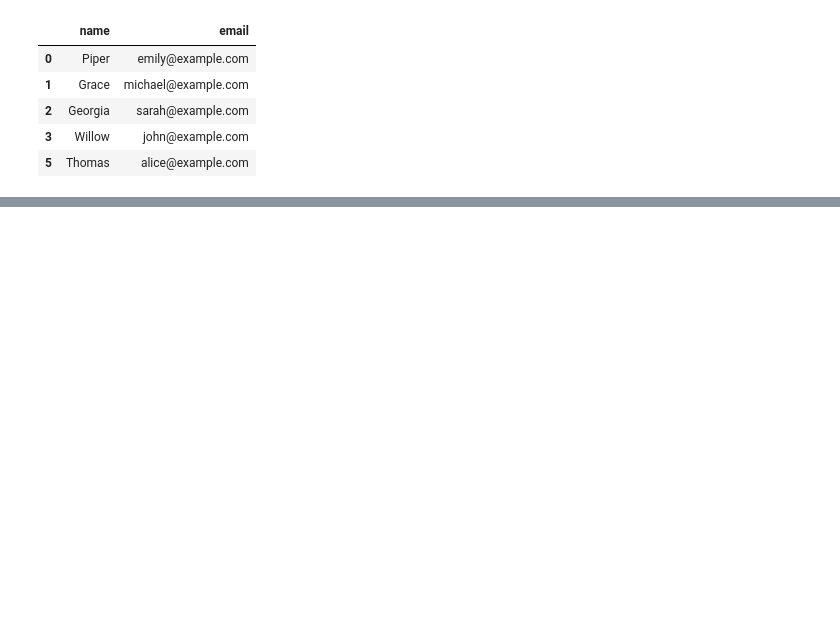
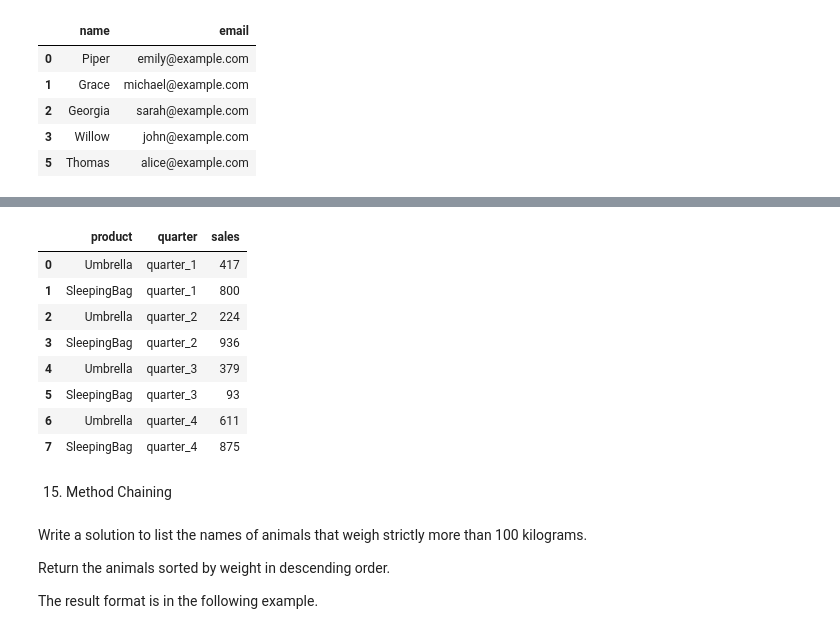
Before and after one commit to Abhi951197/Basic_Pandas, a Jupyter notebook: Q's15.ipynb, the cells around one changed output, grey strips where cells are left out. Cells and saved outputs as stored; diff of their text form; code cells hidden in the pictures; blank space fills up the shorter version.

Commit message:
Complete basic Pandas for ML

```diff
--- a/Q's15.ipynb
+++ b/Q's15.ipynb
@@ -158,0 +349,34 @@ dropDuplicateEmails(customers)
+# %%
+import pandas as pd
+data = {
+    'product': ['Umbrella', 'SleepingBag'],
+    'quarter_1': [417, 800],
+    'quarter_2': [224, 936],
+    'quarter_3': [379, 93],
+    'quarter_4': [611, 875]
+}
+
+report = pd.DataFrame(data)
+
+def meltTable(report: pd.DataFrame) -> pd.DataFrame:
+    unpivot=pd.melt(report,id_vars='product',value_vars=['quarter_1','quarter_2','quarter_3','quarter_4'],var_name='quarter',value_name='sales')
+    return unpivot
+meltTable(report)
+# %% [output]
+|  | product | quarter | sales |
+| 0 | Umbrella | quarter_1 | 417 |
+| 1 | SleepingBag | quarter_1 | 800 |
+| 2 | Umbrella | quarter_2 | 224 |
+| 3 | SleepingBag | quarter_2 | 936 |
+| 4 | Umbrella | quarter_3 | 379 |
+| 5 | SleepingBag | quarter_3 | 93 |
+| 6 | Umbrella | quarter_4 | 611 |
+| 7 | SleepingBag | quarter_4 | 875 |
+# %% [markdown]
+15. Method Chaining
+# %% [markdown]
+Write a solution to list the names of animals that weigh strictly more than 100 kilograms.
+
+Return the animals sorted by weight in descending order.
+
+The result format is in the following example.
```
Also changed, not shown: parts of 27 cells of this notebook.
